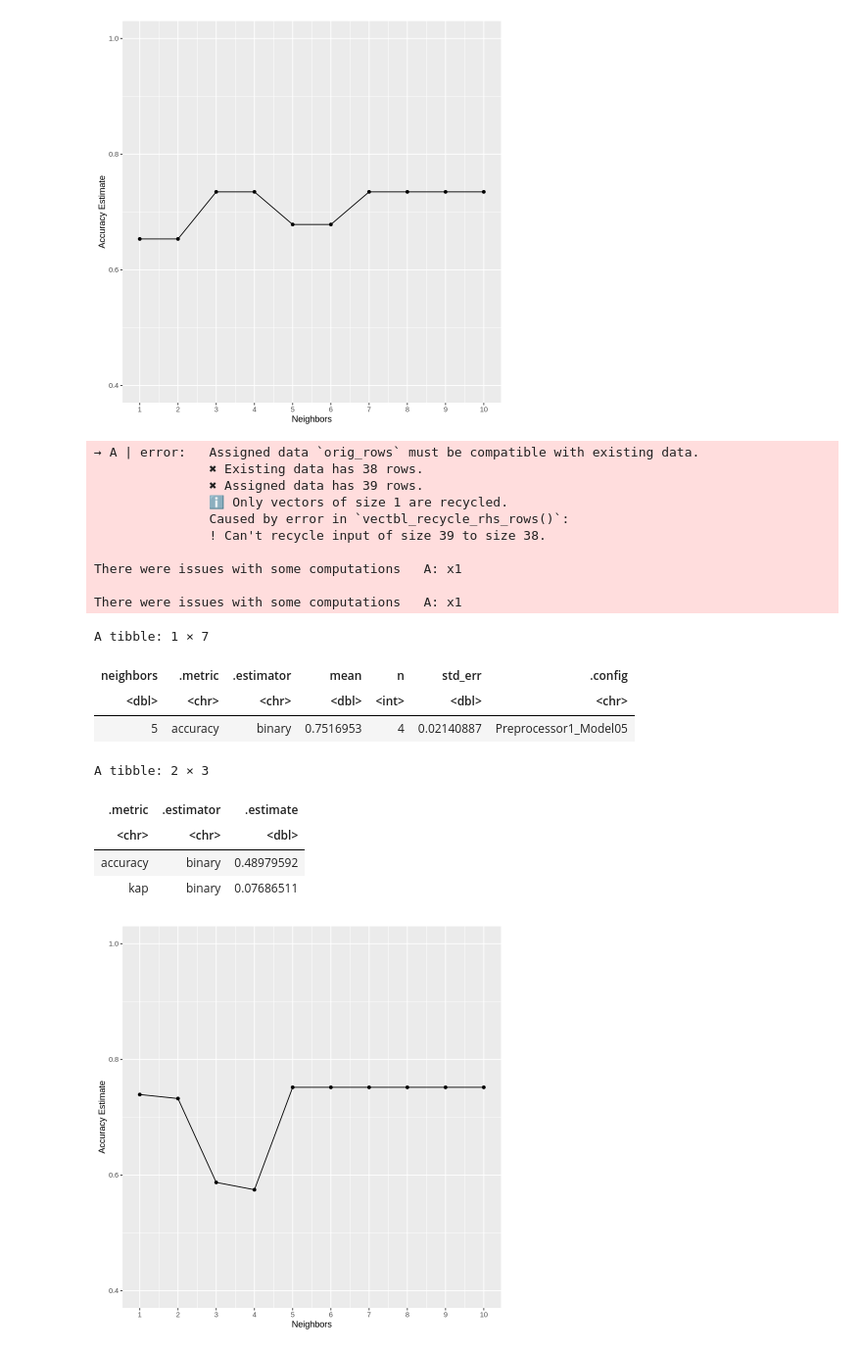
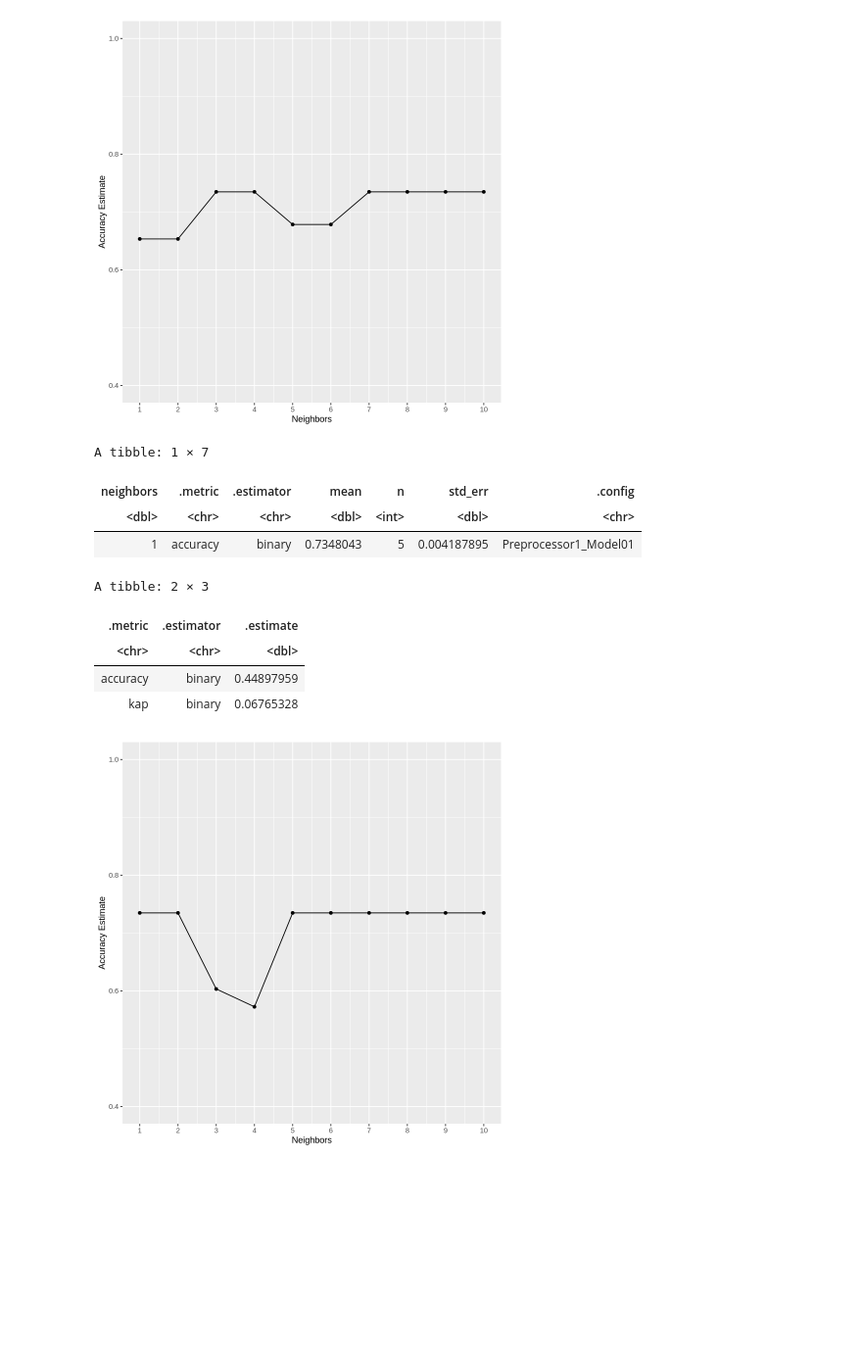
Before and after one commit to YiyangChen-6/25-summerterm-project, a Jupyter notebook: project.ipynb, the cells around one changed output. Shown at 98% size. Cells and saved outputs as stored; diff of their text form; code cells hidden in the pictures; blank space fills up the shorter version.

```diff
--- a/project.ipynb
+++ b/project.ipynb
@@ -3,9 +114,6 @@ hello section
 # %%
-library(tidyverse)
-library(repr)
-library(tidymodels)
-players <- read_csv("players.csv")
-sessions <- read_csv("sessions.csv")
+
+
 
 players <- players|>
 mutate(subscribe = as.factor(subscribe))|>
@@ -17,7 +125,7 @@ players_split <- initial_split(players, strata = subscribe)
 train_split <- training(players_split)
 test_split <- testing(players_split)
 
-player_recipe <- recipe(subscribe ~ scaled_played_hours + scaled_Age + gender + experience, data = train_split)
+player_recipe <- recipe(subscribe ~ scaled_played_hours + scaled_Age + gender_Female + gender_Male+	gender_others + experience, data = train_split)
 
 player_vfold <- vfold_cv(players, v = 5, strata = subscribe)
 
@@ -234,7 +335,7 @@ A tibble: 2 × 3
 # %%
 #gender only
 set.seed(1234)
-play_recipe_4 <- recipe(subscribe ~ gender, data = train_split)
+play_recipe_4 <- recipe(subscribe ~ gender_Female + gender_Male+	gender_others, data = train_split)
 
 play_vfold_4 <- vfold_cv(players, v = 5, strata = subscribe)
 
@@ -259,52 +360,42 @@ accuracy_versus_k_4 <- ggplot(accuracy_4, aes(x = neighbors, y = mean))+
        labs(x = "Neighbors", y = "Accuracy Estimate") +
        scale_x_continuous(breaks = seq(0, 14, by = 1)) +
        scale_y_continuous(limits = c(0.4, 1.0))
 
 accuracy_versus_k_4
 best_k_4 <- accuracy_4 |>
 arrange(desc(mean)) |>
 slice(1)
 best_k_4
 
-final_knn_4 <- nearest_neighbor(neighbor = 5, weight_func = "rectangular")|>
+final_knn_4 <- nearest_neighbor(neighbors = 1, weight_func = "rectangular")|>
 set_engine("kknn")|>
 set_mode("classification")
 
 final_workflow_4 <- workflow() |>
   add_recipe(play_recipe) |>
   add_model(final_knn_4)
 
 final_fit_4 <- final_workflow_4 |>
   fit(data = train_split)
 
 test_predictions_4 <- predict(final_fit_4, test_split) |>
   bind_cols(test_split)
 
 metrics_4 <- test_predictions_4 |>
   metrics(truth = subscribe, estimate = .pred_class)
 
 metrics_4
 # %% [output]
-→ A | error:   Assigned data `orig_rows` must be compatible with existing data.
-               ✖ Existing data has 38 rows.
-               ✖ Assigned data has 39 rows.
-               ℹ Only vectors of size 1 are recycled.
-               Caused by error in `vectbl_recycle_rhs_rows()`:
-               ! Can't recycle input of size 39 to size 38.
-
-There were issues with some computations   A: x1
-
-There were issues with some computations   A: x1
+A tibble: 1 × 7
+| neighbors | .metric | .estimator | mean | n | std_err | .config |
+| <dbl> | <chr> | <chr> | <dbl> | <int> | <dbl> | <chr> |
+| 1 | accuracy | binary | 0.7348043 | 5 | 0.004187895 | Preprocessor1_Model01 |
-A tibble: 1 × 7
+A tibble: 2 × 3
-| neighbors | .metric | .estimator | mean | n | std_err | .config |
-| <dbl> | <chr> | <chr> | <dbl> | <int> | <dbl> | <chr> |
-| 5 | accuracy | binary | 0.7516953 | 4 | 0.02140887 | Preprocessor1_Model05 |
-A tibble: 2 × 3
 | .metric | .estimator | .estimate |
 | <chr> | <chr> | <dbl> |
-| accuracy | binary | 0.48979592 |
-| kap | binary | 0.07686511 |
+| accuracy | binary | 0.44897959 |
+| kap | binary | 0.06765328 |
-[figure, old version]
+[figure, new version]
 # %%
 set.seed(1234)
 play_recipe_5 <- recipe(subscribe ~ scaled_Age, data = train_split)
```
Also changed, not shown: parts of 8 cells of this notebook, 1 other file.
